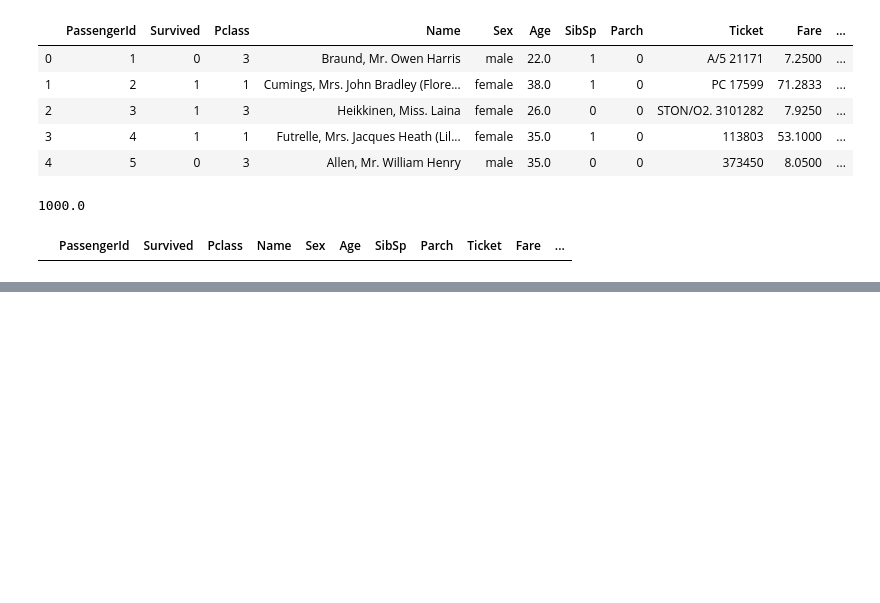
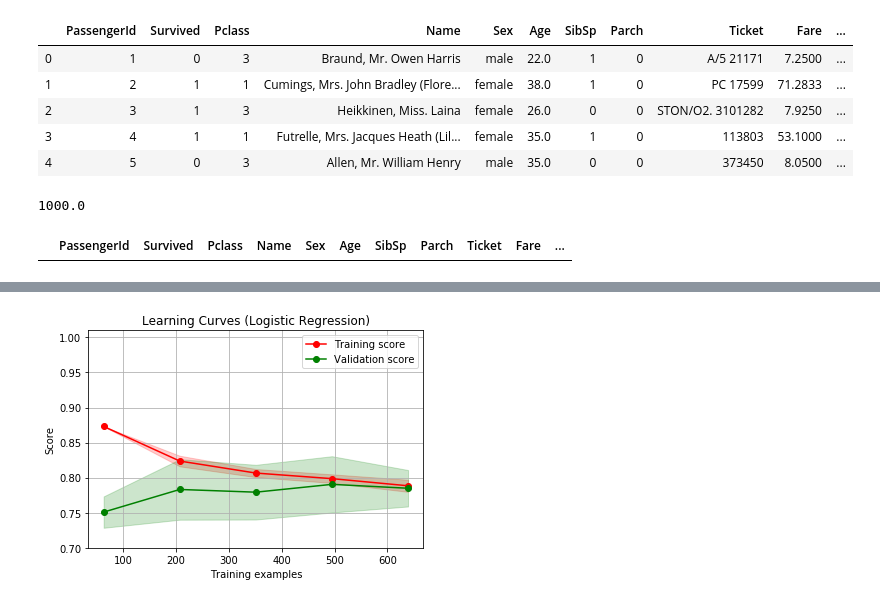
Before and after one commit to Prateek2690/Summary-Courses, a Jupyter notebook: Kaggle_Practical_Insights/Exploratory_data_analysis_FE_pedro/DA_FE_NB.ipynb, the cells around one changed output, grey strips where cells are left out. Drawn from its saved outputs; the diff is of its cells as text; code cells hidden in the pictures; blank space fills up the shorter version.

```diff
--- a/Kaggle_Practical_Insights/Exploratory_data_analysis_FE_pedro/DA_FE_NB.ipynb
+++ b/Kaggle_Practical_Insights/Exploratory_data_analysis_FE_pedro/DA_FE_NB.ipynb
@@ -201,0 +274,5 @@ df[pd.isnull(df['Embarked'])]
+# %%
+# Drop Name and Ticket
+df.drop('Name', axis=1, inplace=True)
+df.drop('Ticket', axis=1, inplace=True)
+df.head()
@@ -201,0 +286,4 @@ df[pd.isnull(df['Embarked'])]
+# %%
+# Transform categorical variables into dummy variables
+df = pd.get_dummies(df, drop_first=True)  # To avoid dummy trap
+df.head()
@@ -201,0 +299,5 @@ df[pd.isnull(df['Embarked'])]
+# %%
+# Create data set to train data imputation methods
+X = df[df.loc[:, df.columns != 'Survived'].columns] # leaving out target
+y = df['Survived'] # target
+X_train, X_test, y_train, y_test = train_test_split(X, y, test_size=.2, random_state=1) # Split data for cross validation purpose
@@ -201,0 +323,4 @@ df[pd.isnull(df['Embarked'])]
+# %%
+# Fit logistic regression
+logreg = LogisticRegression()
+logreg.fit(X_train, y_train)
@@ -201,0 +353,7 @@ df[pd.isnull(df['Embarked'])]
+# %%
+# Plot learning curves
+title = "Learning Curves (Logistic Regression)"
+cv = 10
+plot_learning_curve(logreg, title, X_train, y_train, ylim=(0.7, 1.01), cv=cv, n_jobs=1);
+# %% [output]
+[figure, added]
```
Also changed, not shown: parts of 19 cells of this notebook.
